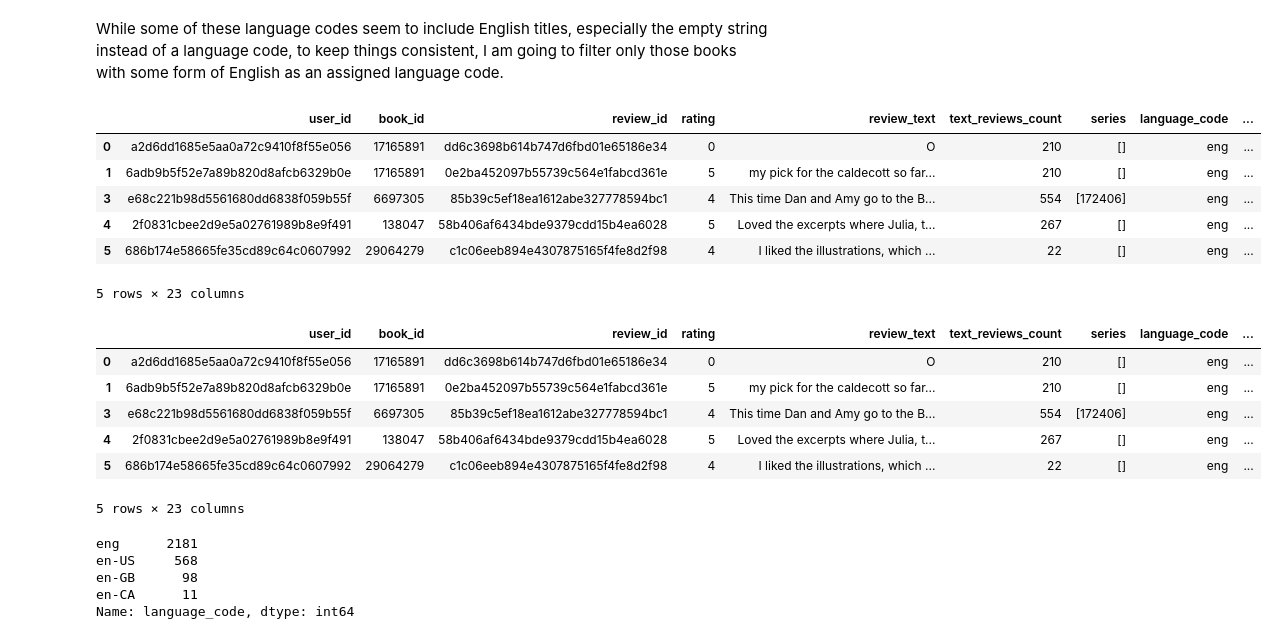
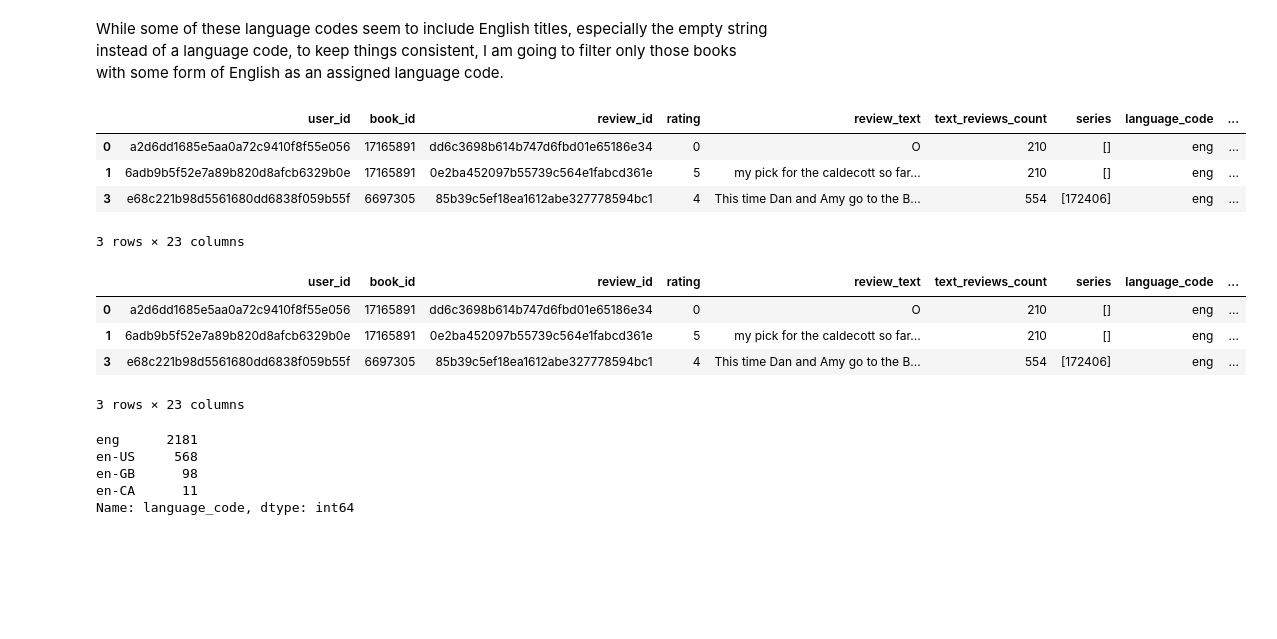
Before and after one commit to Data-Science-for-Linguists-2023/Goodreads-Genre-Reviews-Analysis, a Jupyter notebook: Data_Exploration.ipynb, the cells around one changed output. Saved outputs shown, nothing was run; the diff lists cells and outputs as text; code cells hidden in the pictures; blank space fills up the shorter version.

Commit message:
tidy data exploration jnb

```diff
--- a/Data_Exploration.ipynb
+++ b/Data_Exploration.ipynb
@@ -21,5 +30,5 @@ I began by reading in JSON file with review data and converting to DataFrame to
 # %%
-df = pd.read_json('data/Reviews/excerpts_shuf/goodreads_reviews_children_shuf.json', lines=True)
+df = pd.read_json('/Users/ashleyfeiler/Documents/data_science/Goodreads-Genre-Reviews-Analysis/data/Reviews/excerpts_shuf/goodreads_reviews_children_shuf.json', lines=True)
 # %%
 df.head()
 # %% [output]
@@ -78,7 +88,7 @@ Much better! Now this data contains the book IDs, but I'd like to be able to ide
 # %% [markdown]
 ## Children's Literature Book Info
 # %%
-books = pd.read_json('data/Books/goodreads_books_children.json', lines=True)
+books = pd.read_json('/Users/ashleyfeiler/Documents/data_science/Goodreads-Genre-Reviews-Analysis/data/Books/goodreads_books_children.json', lines=True)
 # %%
 books.head()
 # %% [output]
@@ -225,7 +235,7 @@ children_df.review_text[1000]
 ## Children's Literature Genre Info
 This is the children's genre subset of data, but the data provided offers multiple possible genre tags for each book, which could be useful looking at potential overlap between categories. Once again, genre info is in a different JSON file, so I'll load that here and follow the same process as with the other DataFrames so far, merging based on shared book IDs.
 # %%
-genres_df = pd.read_json('data/goodreads_book_genres_initial.json', lines=True)
+genres_df = pd.read_json('/Users/ashleyfeiler/Documents/data_science/Goodreads-Genre-Reviews-Analysis/data/goodreads_book_genres_initial.json', lines=True)
 # %%
 genres_df.head()
 # %% [output]
@@ -265,7 +275,7 @@ children_df.authors[0]
 # %% [markdown]
 The information in the 'authors' column is a list of two dictionaries, each with two key:value pairs for the author and illustrator. I only want the first key:value pair of the first dictionary for the author's ID, but it will probably take some digging to get to it. For now, I'm going to load the JSON file with author-specific info.
 # %%
-authors_df = pd.read_json('data/goodreads_book_authors.json', lines=True)
+authors_df = pd.read_json('/Users/ashleyfeiler/Documents/data_science/Goodreads-Genre-Reviews-Analysis/data/goodreads_book_authors.json', lines=True)
 # %%
 authors_df.head()
 # %% [output]
@@ -425,26 +405,22 @@ Name: title, dtype: object
 While some of these language codes seem to include English titles, especially the empty string instead of a language code, to keep things consistent, I am going to filter only those books with some form of English as an assigned language code.
 # %%
 english = (children_df.language_code == 'eng') | (children_df.language_code == 'en-GB') | (children_df.language_code == 'en-US') | (children_df.language_code == 'en-CA')
-children_df[english].head()
+children_df[english].head(3)
 # %% [output]
 |  | user_id | book_id | review_id | rating | review_text | text_reviews_count | series | language_code | ... |
 | 0 | a2d6dd1685e5aa0a72c9410f8f55e056 | 17165891 | dd6c3698b614b747d6fbd01e65186e34 | 0 | O | 210 | [] | eng | ... |
 | 1 | 6adb9b5f52e7a89b820d8afcb6329b0e | 17165891 | 0e2ba452097b55739c564e1fabcd361e | 5 | my pick for the caldecott so far... | 210 | [] | eng | ... |
 | 3 | e68c221b98d5561680dd6838f059b55f | 6697305 | 85b39c5ef18ea1612abe327778594bc1 | 4 | This time Dan and Amy go to the B... | 554 | [172406] | eng | ... |
-| 4 | 2f0831cbee2d9e5a02761989b8e9f491 | 138047 | 58b406af6434bde9379cdd15b4ea6028 | 5 | Loved the excerpts where Julia, t... | 267 | [] | eng | ... |
-| 5 | 686b174e58665fe35cd89c64c0607992 | 29064279 | c1c06eeb894e4307875165f4fe8d2f98 | 4 | I liked the illustrations, which ... | 22 | [] | eng | ... |
-5 rows × 23 columns
+3 rows × 23 columns
 # %%
 children_df = children_df[english]
-children_df.head()
+children_df.head(3)
 # %% [output]
 |  | user_id | book_id | review_id | rating | review_text | text_reviews_count | series | language_code | ... |
 | 0 | a2d6dd1685e5aa0a72c9410f8f55e056 | 17165891 | dd6c3698b614b747d6fbd01e65186e34 | 0 | O | 210 | [] | eng | ... |
 | 1 | 6adb9b5f52e7a89b820d8afcb6329b0e | 17165891 | 0e2ba452097b55739c564e1fabcd361e | 5 | my pick for the caldecott so far... | 210 | [] | eng | ... |
 | 3 | e68c221b98d5561680dd6838f059b55f | 6697305 | 85b39c5ef18ea1612abe327778594bc1 | 4 | This time Dan and Amy go to the B... | 554 | [172406] | eng | ... |
-| 4 | 2f0831cbee2d9e5a02761989b8e9f491 | 138047 | 58b406af6434bde9379cdd15b4ea6028 | 5 | Loved the excerpts where Julia, t... | 267 | [] | eng | ... |
-| 5 | 686b174e58665fe35cd89c64c0607992 | 29064279 | c1c06eeb894e4307875165f4fe8d2f98 | 4 | I liked the illustrations, which ... | 22 | [] | eng | ... |
-5 rows × 23 columns
+3 rows × 23 columns
 # %%
 children_df.language_code.value_counts()
 # %% [output]
```
Also changed, not shown: parts of 41 cells of this notebook.
